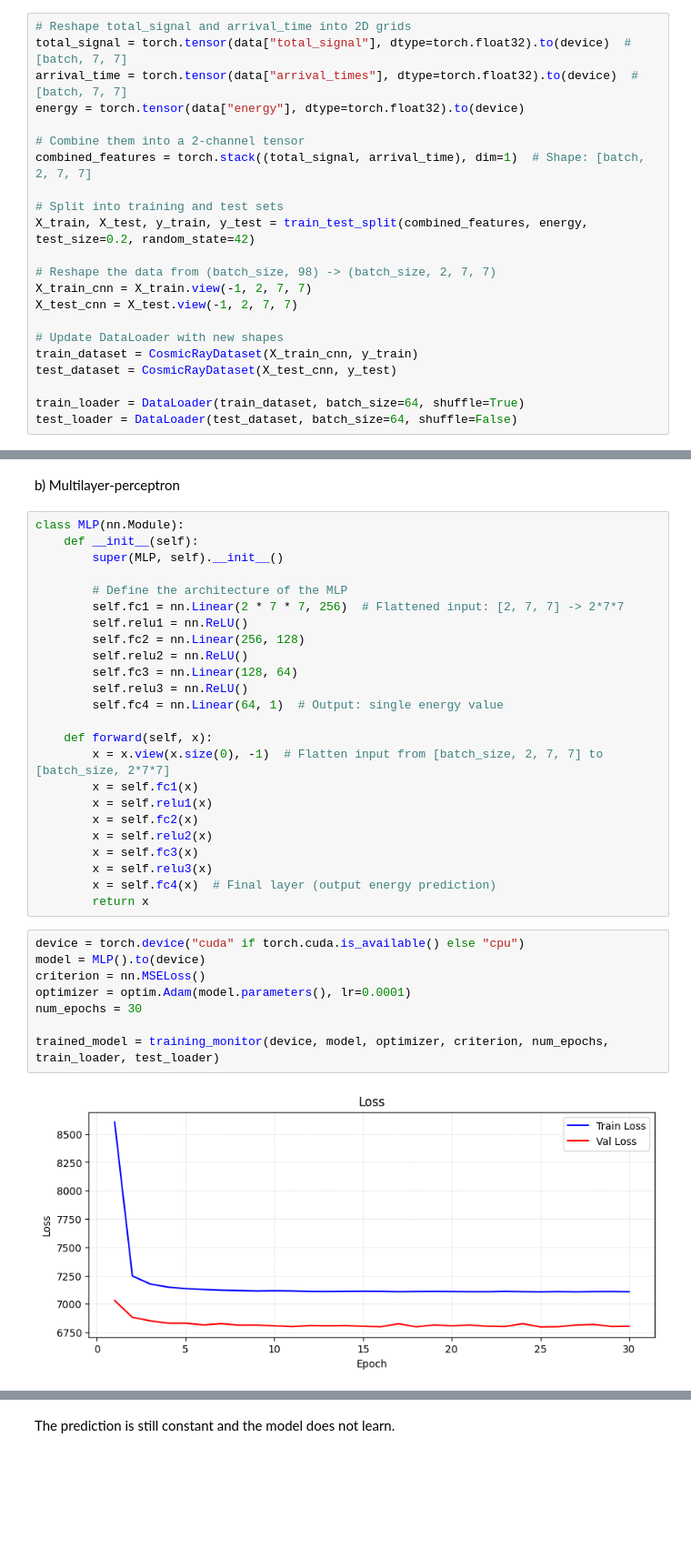
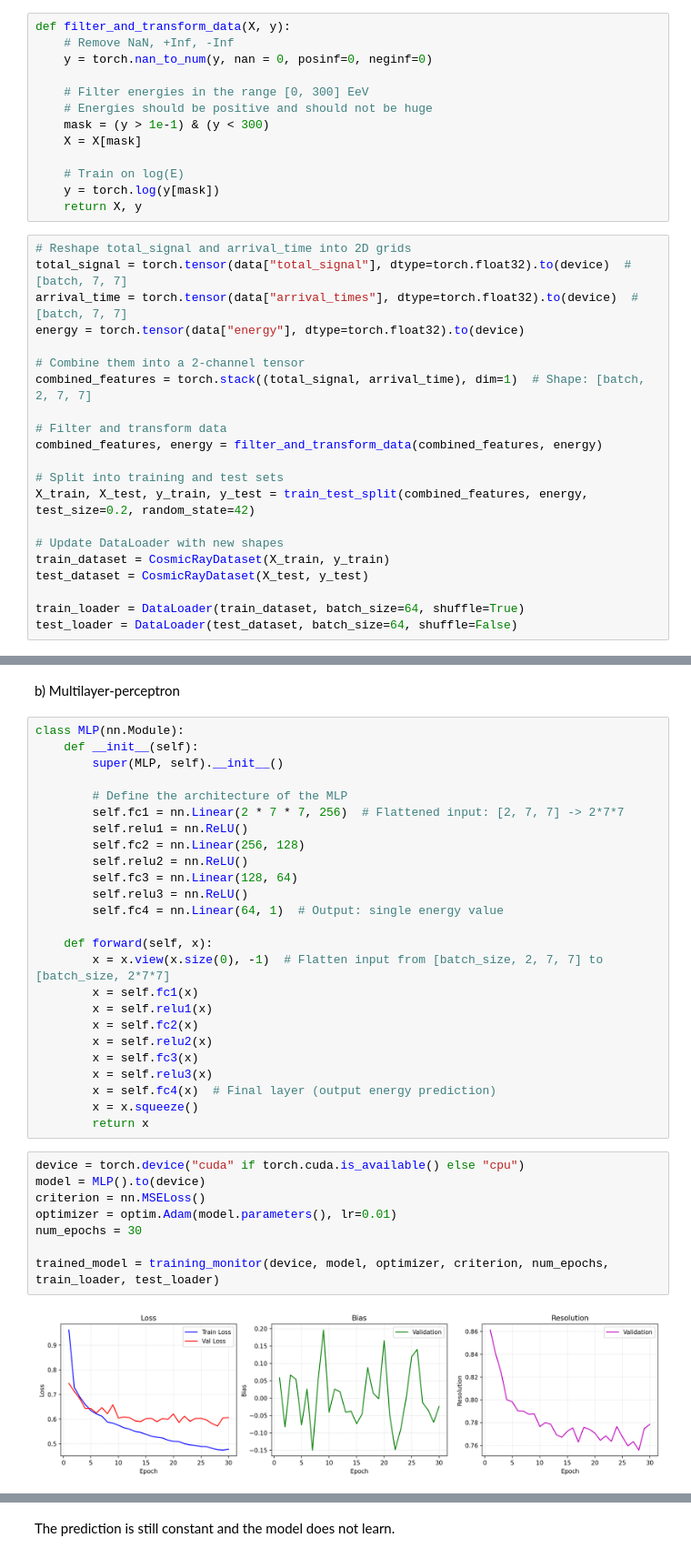
Before and after one commit to cescalara/TAML2025_ICRR_handson, a Jupyter notebook: day2/applicationCNN-to-TA-solution.ipynb, the cells around one changed output, grey strips where cells are left out. Shown at 91% size. Cells and saved outputs as stored; diff of their text form; blank space fills up the shorter version.

```diff
--- a/day2/applicationCNN-to-TA-solution.ipynb
+++ b/day2/applicationCNN-to-TA-solution.ipynb
@@ -59,6 +63,19 @@ data["arrival_times"] = (data["arrival_times"] - data["arrival_times"].min()) /
 data["total_signal"].shape
 # %% [output]
 (51653, 7, 7)
+# %%
+def filter_and_transform_data(X, y):
+    # Remove NaN, +Inf, -Inf
+    y = torch.nan_to_num(y, nan = 0, posinf=0, neginf=0)
+
+    # Filter energies in the range [0, 300] EeV
+    # Energies should be positive and should not be huge
+    mask = (y > 1e-1) & (y < 300)
+    X = X[mask]
+
+    # Train on log(E)
+    y = torch.log(y[mask])
+    return X, y
 # %%
 # Reshape total_signal and arrival_time into 2D grids
 total_signal = torch.tensor(data["total_signal"], dtype=torch.float32).to(device)  # [batch, 7, 7]
@@ -68,16 +85,15 @@ energy = torch.tensor(data["energy"], dtype=torch.float32).to(device)
 # Combine them into a 2-channel tensor
 combined_features = torch.stack((total_signal, arrival_time), dim=1)  # Shape: [batch, 2, 7, 7]
 
+# Filter and transform data
+combined_features, energy = filter_and_transform_data(combined_features, energy)
+
 # Split into training and test sets
 X_train, X_test, y_train, y_test = train_test_split(combined_features, energy, test_size=0.2, random_state=42)
 
-# Reshape the data from (batch_size, 98) -> (batch_size, 2, 7, 7)
-X_train_cnn = X_train.view(-1, 2, 7, 7)
-X_test_cnn = X_test.view(-1, 2, 7, 7)
-
 # Update DataLoader with new shapes
-train_dataset = CosmicRayDataset(X_train_cnn, y_train)
-test_dataset = CosmicRayDataset(X_test_cnn, y_test)
+train_dataset = CosmicRayDataset(X_train, y_train)
+test_dataset = CosmicRayDataset(X_test, y_test)
 
 train_loader = DataLoader(train_dataset, batch_size=64, shuffle=True)
 test_loader = DataLoader(test_dataset, batch_size=64, shuffle=False)
@@ -308,14 +409,15 @@ class MLP(nn.Module):
         x = self.fc3(x)
         x = self.relu3(x)
         x = self.fc4(x)  # Final layer (output energy prediction)
+        x = x.squeeze()
         return x
 # %%
 device = torch.device("cuda" if torch.cuda.is_available() else "cpu")
 model = MLP().to(device)
 criterion = nn.MSELoss()
-optimizer = optim.Adam(model.parameters(), lr=0.0001)
+optimizer = optim.Adam(model.parameters(), lr=0.01)
 num_epochs = 30
 
 trained_model = training_monitor(device, model, optimizer, criterion, num_epochs, train_loader, test_loader)
 # %% [output]
-[figure, old version]
+[figure, new version]
```
Also changed, not shown: parts of 9 cells of this notebook.
